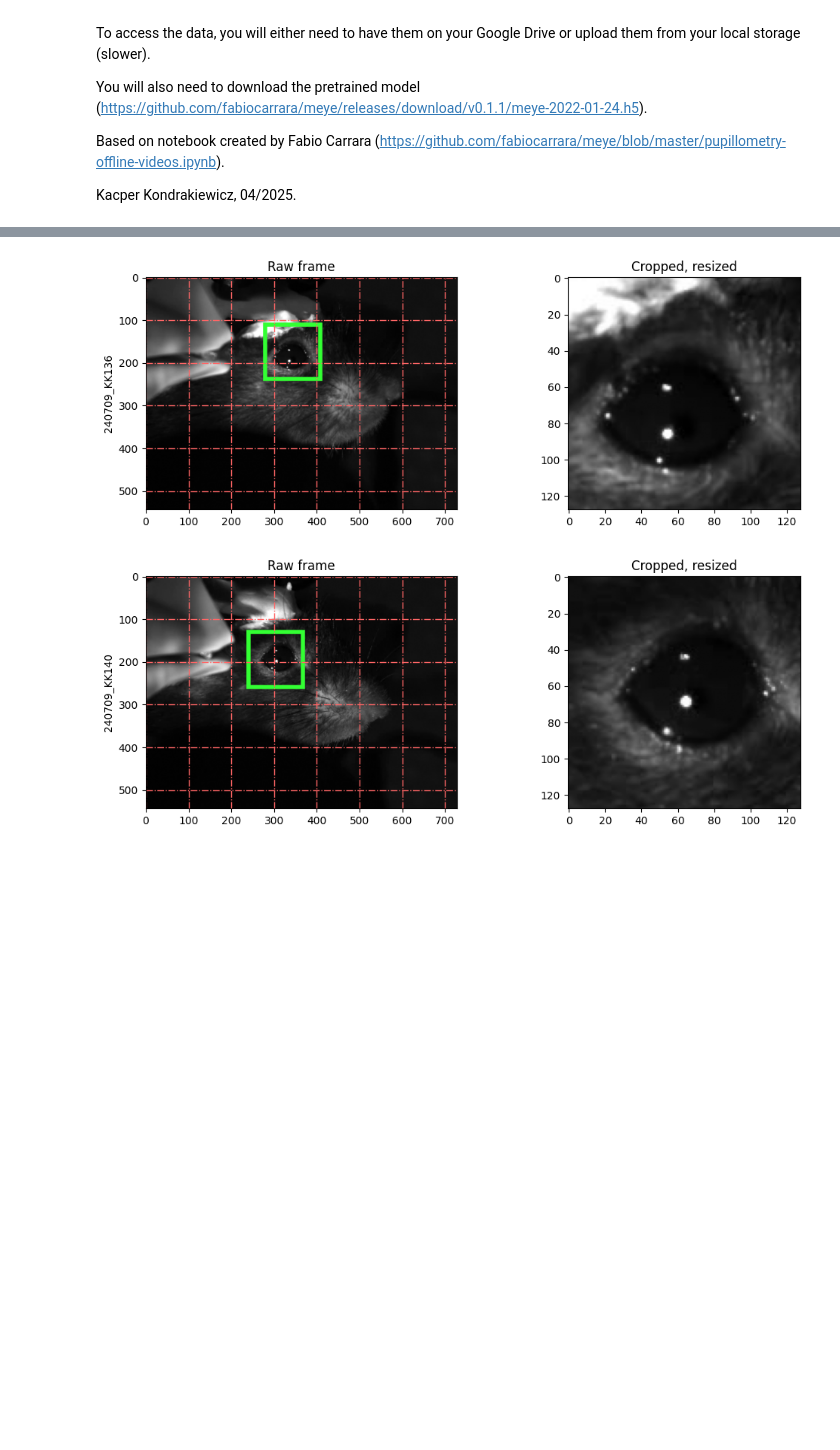
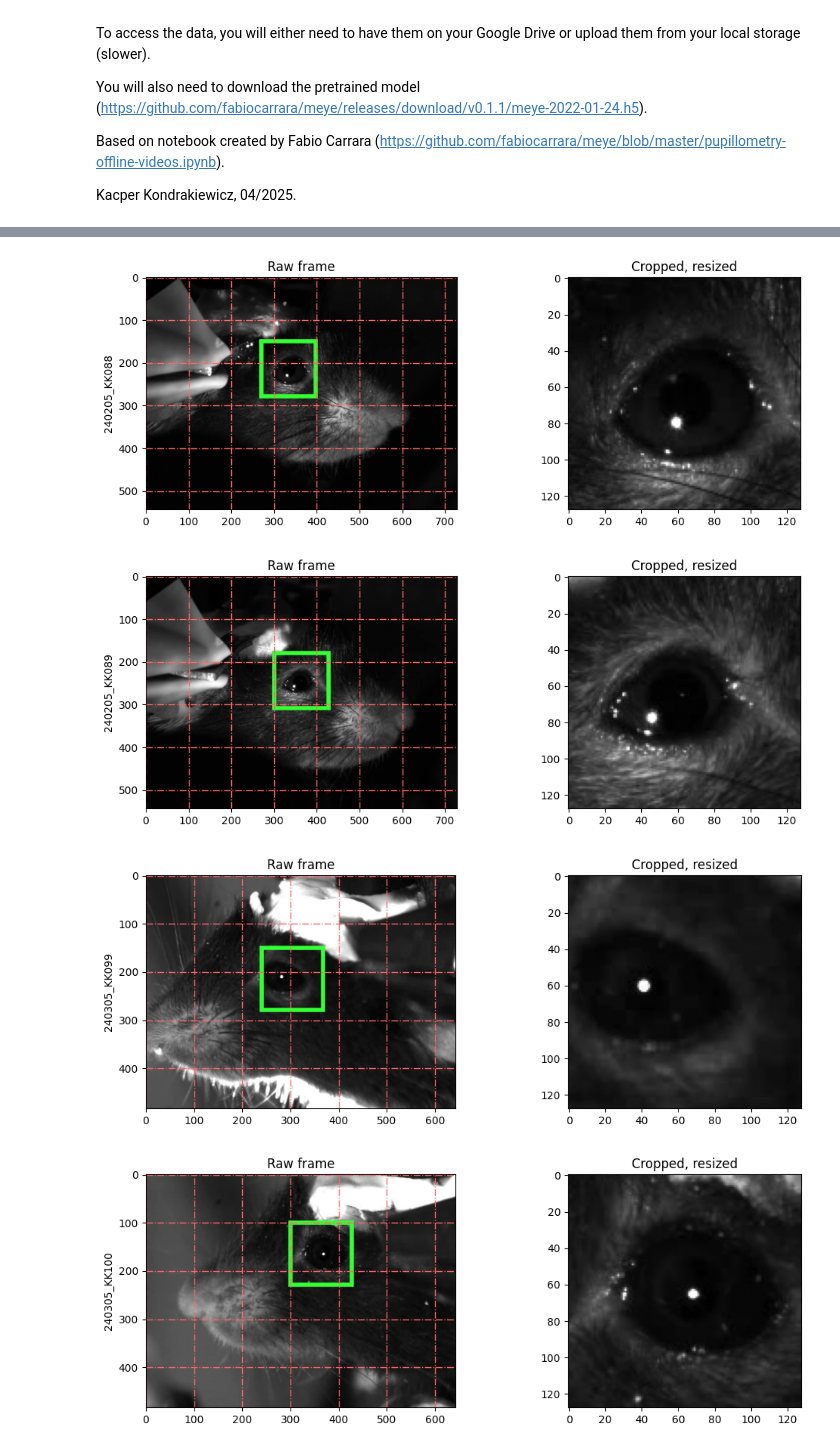
Before and after one commit to KacperKon/meye, a Jupyter notebook: meye_colab.ipynb, the cells around one changed output, grey strips where cells are left out. Saved outputs shown, nothing was run; the diff lists cells and outputs as text; code cells hidden in the pictures; blank space fills up the shorter version.

```diff
--- a/meye_colab.ipynb
+++ b/meye_colab.ipynb
@@ -243,7 +243,7 @@ def predictVideo(cap, model, cropL=0, cropR=128, cropT=0, cropB=128,
   return df
 # %%
 ### UPDATE list of experiments (==folder names) to analyze ###
-experiments = ['240709_KK136', '240709_KK140']
+experiments = ['240205_KK088', '240205_KK089', '240305_KK099', '240305_KK100']
 # After that you have 2 different options to load your data
 # %%
 ### Option 1 - upload files from your local storage ######
@@ -291,42 +290,44 @@ Proceed to ROI selection
 # Manually select a square ROI for the eye, by specifying the XY coordinates
 # and the width of the square in pixels
 # ---------------------------------------------------
-TOPLEFT = [(280,110),
-           (240,130),
-           (300,160),
-           (260,120)] # X,Y coordinates for each experiment
+TOPLEFT = [(270,150),
+           (300,180),
+           (240,150),
+           (300,100)] # X,Y coordinates for each experiment
 
 # Set ROI size to the input required by the model
 ROIWIDTH = [requiredFrameSize[0]] * n_exp # width on the square ROI in pixels
 # If that doesn't make sense for your videos, choose any other number
 # However, resizing might affect image quality
 # ---------------------------------------------------
 
 
 for ii in range(n_exp):
   frame = readFrame(all_videos[ii][0])
 
   # Crop frame
   cropL, cropR, cropT, cropB = defineROI(frame, TOPLEFT[ii], ROIWIDTH[ii])
   cropped = cropResize(frame, inputShape, cropL, cropR, cropT, cropB)
 
   # Create a Rectangle patch
   rect = ptch.Rectangle((cropL,cropT),ROIWIDTH[ii],ROIWIDTH[ii],
                         linewidth=4,edgecolor=[.2,1,.2],facecolor='none')
 
   # Visual plotting
   fig, (ax1, ax2) = plt.subplots(1, 2, figsize=(12,4))
   ax1.set_ylabel(experiments[ii])
   ax1.imshow(frame, cmap='gray')
   ax1.add_patch(rect)
   ax1.set_title('Raw frame')
   ax2.imshow(cropped, cmap='gray')
   ax2.set_title('Cropped, resized')
   ax1.grid(color=[1,.4,.4], linewidth=1, linestyle='-.')
   plt.show()
 # %% [output]
-[figure, old version]
+[figure, new version]
-[figure, old version]
+[figure, new version]
+[figure, added]
+[figure, added]
 # %%
 # EDIT ANALYSIS PARAMETERS & TEST NETWORK ON A RANDOM FRAME
 # JUST RUN IT A FEW TIMES TO SEE DIFFERENT EXAMPLES
```
Also changed, not shown: parts of 5 cells of this notebook.
